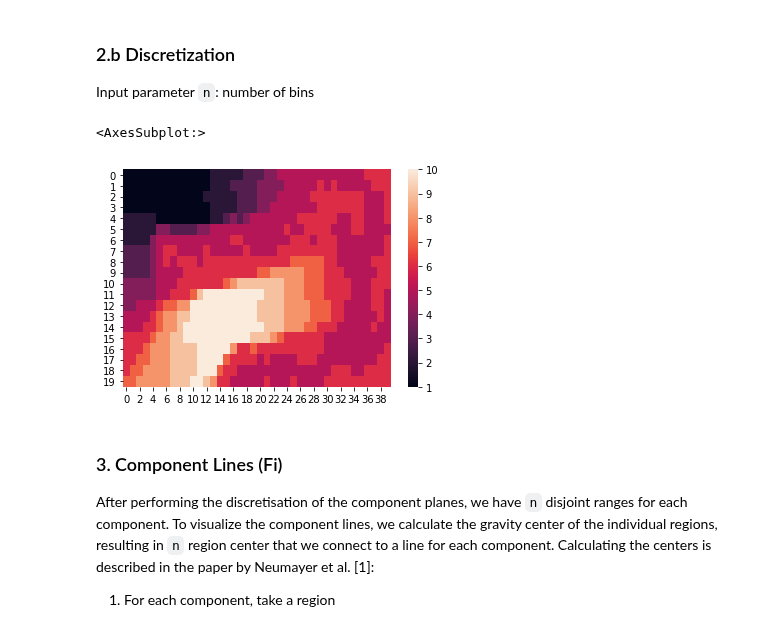
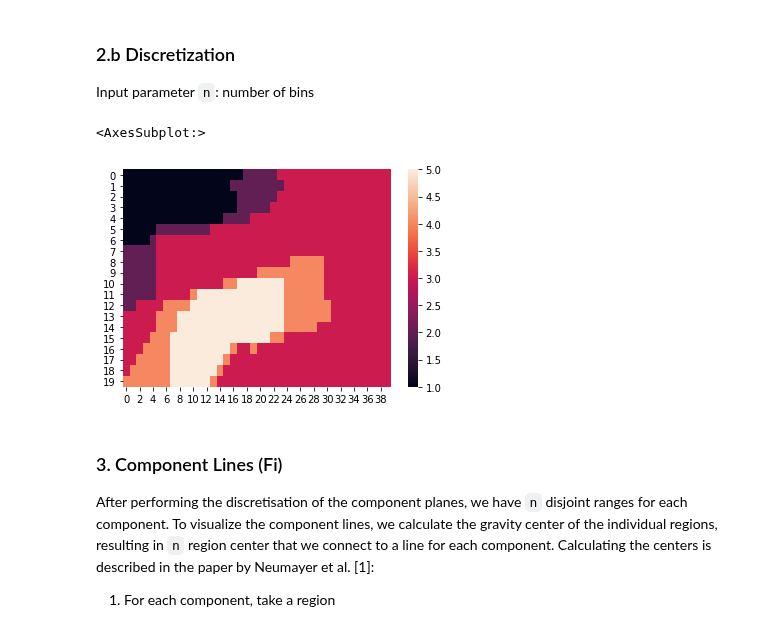
Before and after one commit to filipLoisel/SOS, a Jupyter notebook: UE3/src/main.ipynb, the cells around one changed output. Drawn from its saved outputs; the diff is of its cells as text; code cells hidden in the pictures.

```diff
--- a/UE3/src/main.ipynb
+++ b/UE3/src/main.ipynb
@@ -42,18 +42,18 @@ Input parameter `n`: number of bins
 # %%
 def discretize_planes(vectors, n=10):
     component_planes = make_component_planes(vectors)
     discretized_planes = []
     for component_plane in component_planes:
         bins = np.linspace(component_plane.min(), component_plane.max(), n, False)
         discretized_plane = np.digitize(component_plane, bins)
         discretized_planes.append(discretized_plane)
 
     return discretized_planes
 
-sns.heatmap(discretize_planes(weight_vectors, n=10)[0])
+sns.heatmap(discretize_planes(weight_vectors, n=5)[0])
 # %% [output]
 <AxesSubplot:>
-[figure, old version]
+[figure, new version]
 # %% [markdown]
 ### 3. Component Lines (Fi)
 
```
Also changed, not shown: parts of 9 cells of this notebook.
